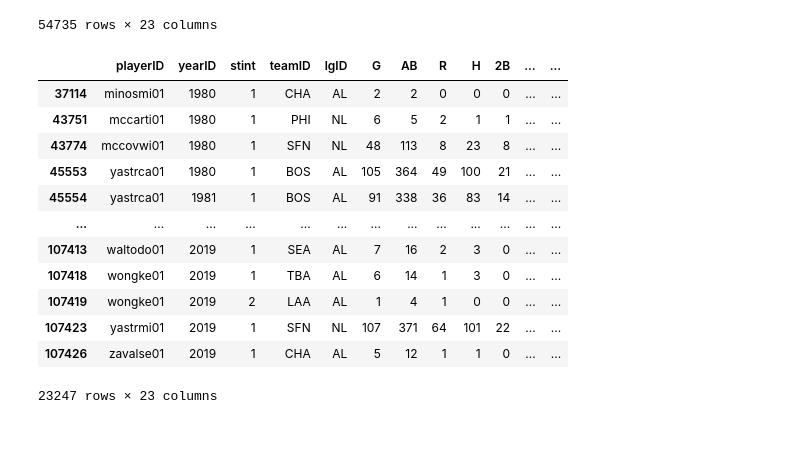
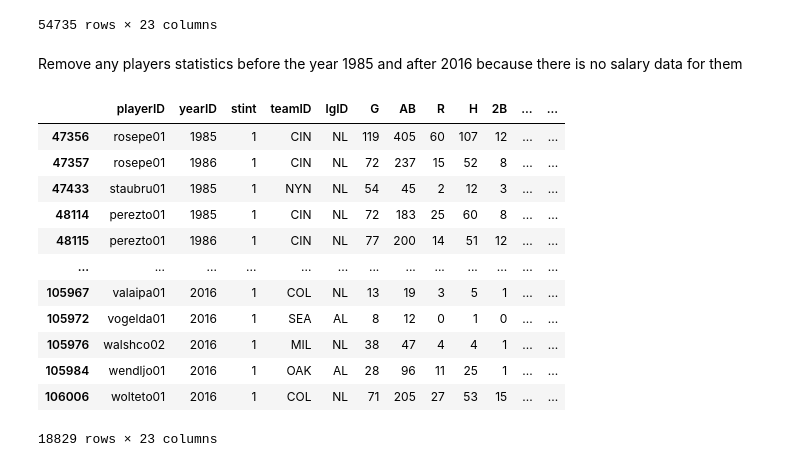
Before and after one commit to imartinez96/mlb-player-salary, a Jupyter notebook: SalaryProject.ipynb, the cells around one changed output. Drawn from its saved outputs; the diff is of its cells as text; code cells hidden in the pictures; blank space fills up the shorter version.

```diff
--- a/SalaryProject.ipynb
+++ b/SalaryProject.ipynb
@@ -118,20 +126,23 @@ batting_stats
 | 107423 | yastrmi01 | 2019 | 1 | SFN | NL | 107 | 371 | 64 | 101 | 22 | ... | ... |
 | 107426 | zavalse01 | 2019 | 1 | CHA | AL | 5 | 12 | 1 | 1 | 0 | ... | ... |
 54735 rows × 23 columns
+# %% [markdown]
+Remove any players statistics before the year 1985 and after 2016 because there is no salary data for them
 # %%
-batting_stats = batting_stats[batting_stats.yearID > 1979]
+batting_stats = batting_stats[batting_stats.yearID > 1984]
+batting_stats = batting_stats[batting_stats.yearID < 2017]
 batting_stats
 # %% [output]
 |  | playerID | yearID | stint | teamID | lgID | G | AB | R | H | 2B | ... | ... |
-| 37114 | minosmi01 | 1980 | 1 | CHA | AL | 2 | 2 | 0 | 0 | 0 | ... | ... |
-| 43751 | mccarti01 | 1980 | 1 | PHI | NL | 6 | 5 | 2 | 1 | 1 | ... | ... |
-| 43774 | mccovwi01 | 1980 | 1 | SFN | NL | 48 | 113 | 8 | 23 | 8 | ... | ... |
-| 45553 | yastrca01 | 1980 | 1 | BOS | AL | 105 | 364 | 49 | 100 | 21 | ... | ... |
-| 45554 | yastrca01 | 1981 | 1 | BOS | AL | 91 | 338 | 36 | 83 | 14 | ... | ... |
+| 47356 | rosepe01 | 1985 | 1 | CIN | NL | 119 | 405 | 60 | 107 | 12 | ... | ... |
+| 47357 | rosepe01 | 1986 | 1 | CIN | NL | 72 | 237 | 15 | 52 | 8 | ... | ... |
+| 47433 | staubru01 | 1985 | 1 | NYN | NL | 54 | 45 | 2 | 12 | 3 | ... | ... |
+| 48114 | perezto01 | 1985 | 1 | CIN | NL | 72 | 183 | 25 | 60 | 8 | ... | ... |
+| 48115 | perezto01 | 1986 | 1 | CIN | NL | 77 | 200 | 14 | 51 | 12 | ... | ... |
 | ... | ... | ... | ... | ... | ... | ... | ... | ... | ... | ... | ... | ... |
-| 107413 | waltodo01 | 2019 | 1 | SEA | AL | 7 | 16 | 2 | 3 | 0 | ... | ... |
-| 107418 | wongke01 | 2019 | 1 | TBA | AL | 6 | 14 | 1 | 3 | 0 | ... | ... |
-| 107419 | wongke01 | 2019 | 2 | LAA | AL | 1 | 4 | 1 | 0 | 0 | ... | ... |
-| 107423 | yastrmi01 | 2019 | 1 | SFN | NL | 107 | 371 | 64 | 101 | 22 | ... | ... |
-| 107426 | zavalse01 | 2019 | 1 | CHA | AL | 5 | 12 | 1 | 1 | 0 | ... | ... |
+| 105967 | valaipa01 | 2016 | 1 | COL | NL | 13 | 19 | 3 | 5 | 1 | ... | ... |
+| 105972 | vogelda01 | 2016 | 1 | SEA | AL | 8 | 12 | 0 | 1 | 0 | ... | ... |
+| 105976 | walshco02 | 2016 | 1 | MIL | NL | 38 | 47 | 4 | 4 | 1 | ... | ... |
+| 105984 | wendljo01 | 2016 | 1 | OAK | AL | 28 | 96 | 11 | 25 | 1 | ... | ... |
+| 106006 | wolteto01 | 2016 | 1 | COL | NL | 71 | 205 | 27 | 53 | 15 | ... | ... |
-23247 rows × 23 columns
+18829 rows × 23 columns
```
Also changed, not shown: parts of 32 cells of this notebook.
